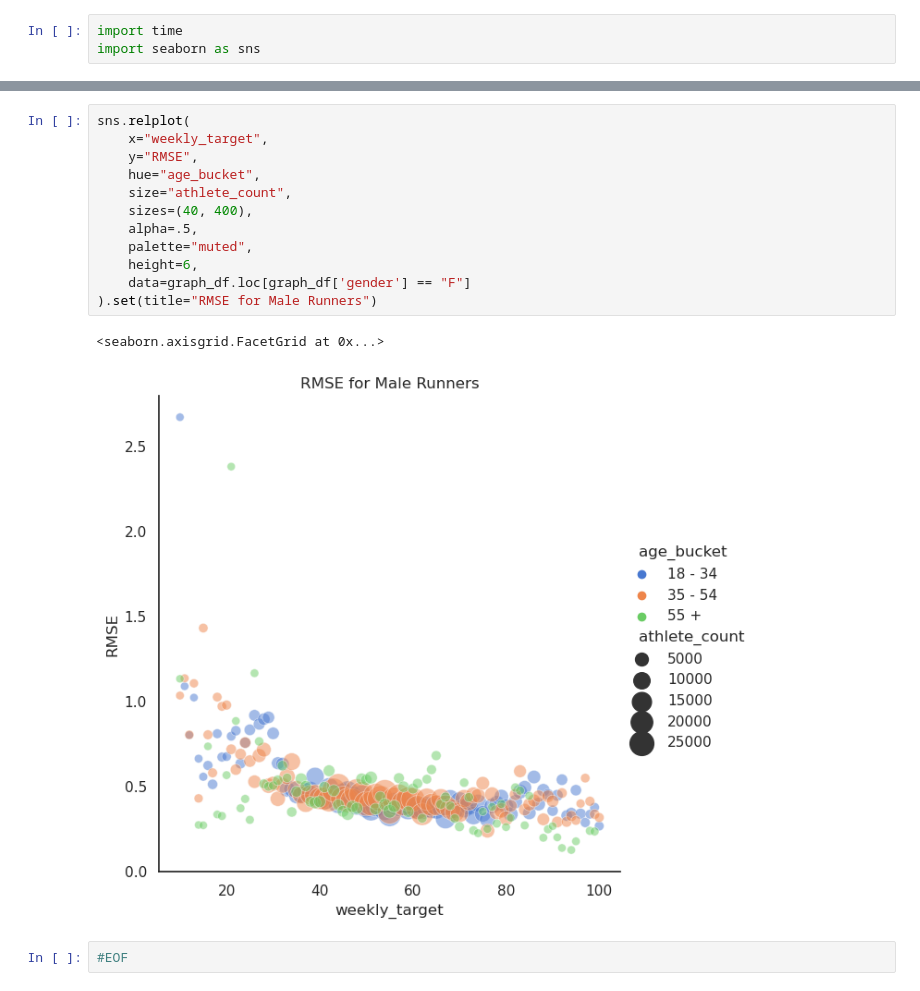
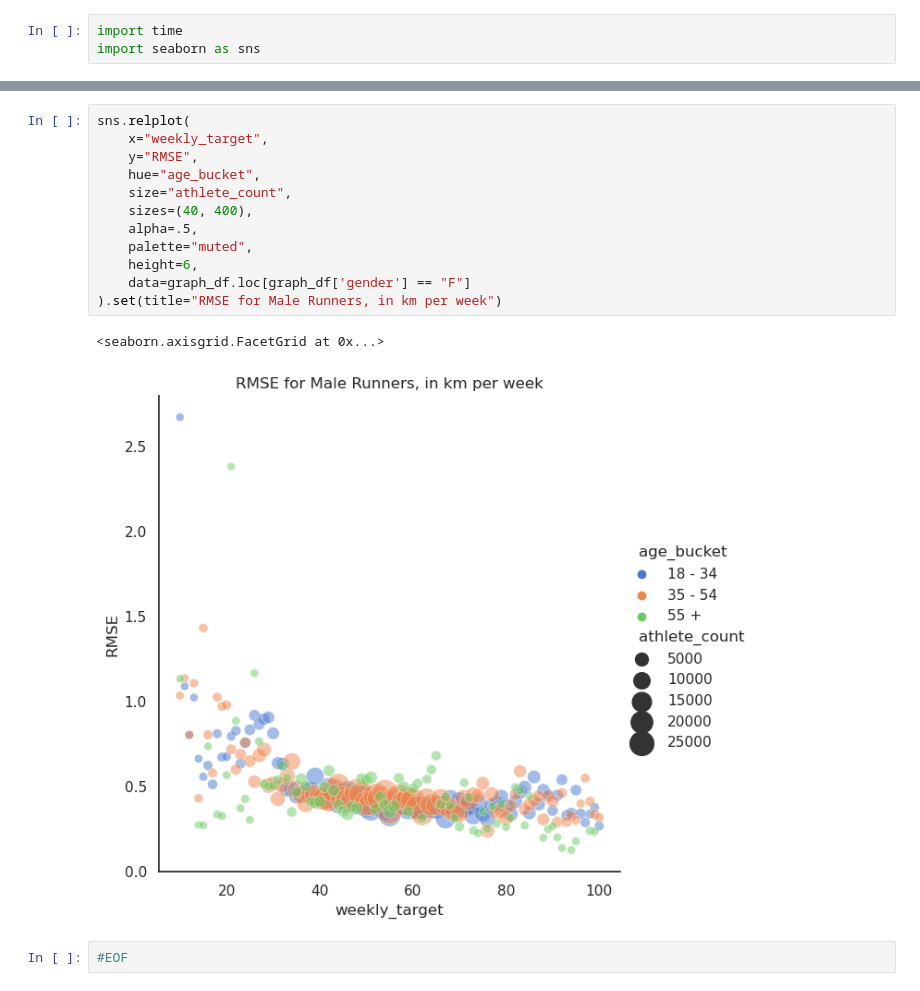
Before and after one commit to natec360/Capstone, a Jupyter notebook: Model/Recommender.ipynb, the cells around one changed output, grey strips where cells are left out. Drawn from its saved outputs; the diff is of its cells as text.

```diff
--- a/Model/Recommender.ipynb
+++ b/Model/Recommender.ipynb
@@ -324,17 +328,17 @@ sns.relplot(
 # %%
 sns.relplot(
     x="weekly_target",
     y="RMSE",
     hue="age_bucket",
     size="athlete_count",
     sizes=(40, 400),
     alpha=.5,
     palette="muted",
     height=6,
     data=graph_df.loc[graph_df['gender'] == "F"]
-).set(title="RMSE for Male Runners")
+).set(title="RMSE for Male Runners, in km per week")
 # %% [output]
 <seaborn.axisgrid.FacetGrid at 0x...>
-[figure, old version]
+[figure, new version]
 # %%
 #EOF
```
Also changed, not shown: parts of 2 cells of this notebook.
